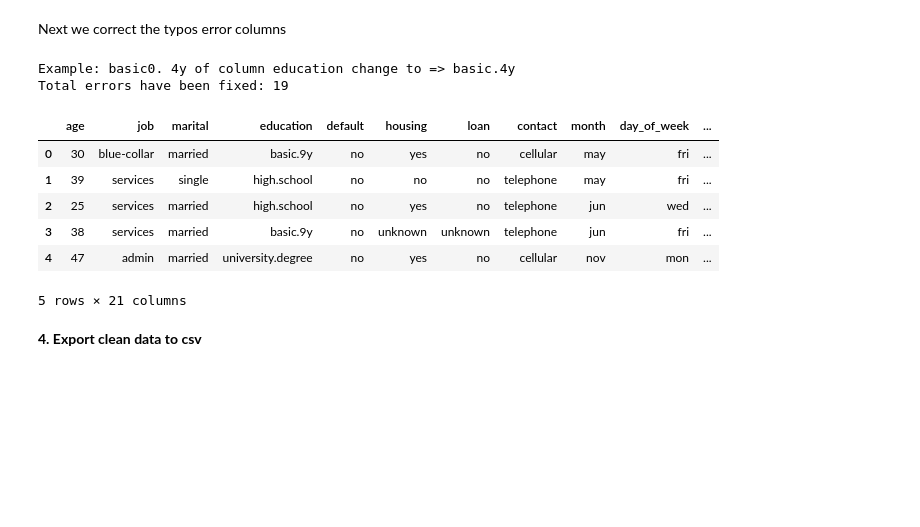
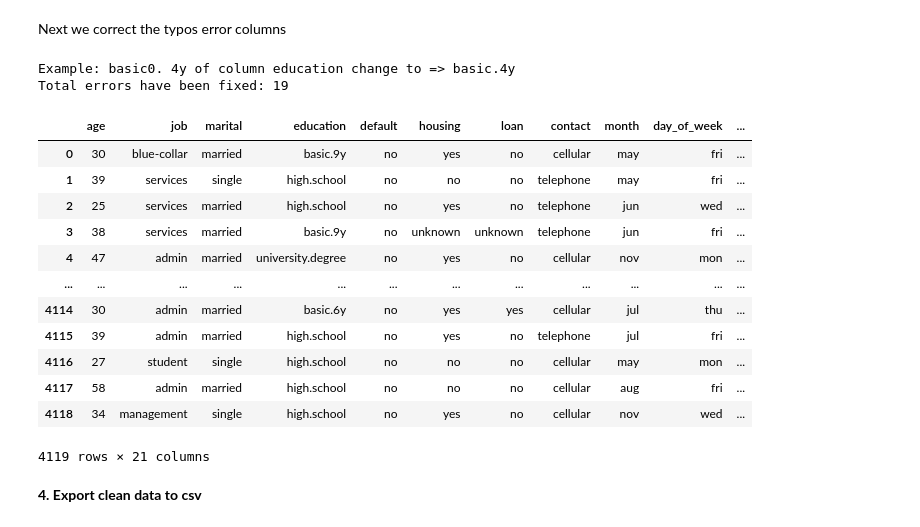
Before and after one commit to thinhsuy/Data_cleansing_summarising, a Jupyter notebook: assignment1.ipynb, the cells around one changed output. Cells and saved outputs as stored; diff of their text form; code cells hidden in the pictures; blank space fills up the shorter version.

```diff
--- a/assignment1.ipynb
+++ b/assignment1.ipynb
@@ -136,35 +144,41 @@ def auto_fix(error, valid):
             s = sum([1 if char in value else 0 for char in error])
             if (s*100/len(value)>percent):
                 anchor = value
                 percent = s*100/len(value)
         except: continue
     return anchor
 
 error = "basic0. 4y"
 print("Example:", error, "of column education change to =>", auto_fix(error, valid_value["education"]))
 
 def typos_treatment(df, valid_value, total_error_occur):
     for key, val in valid_value.items():
         index = df[~df[key].isin(val)].index
         error_list = list(df.iloc[index][key].unique())
         total_error_occur += len(error_list)
         for error in error_list:
             df[key] = pd.Series(df[key].replace(error, auto_fix(error, valid_value[key])))
     return df, total_error_occur
 
 df, total_error_occur = typos_treatment(df, valid_value, 0)
 print(f"Total errors have been fixed: {total_error_occur}")
-df.head()
+df
 # %% [output]
 Example: basic0. 4y of column education change to => basic.4y
 Total errors have been fixed: 19
 |  | age | job | marital | education | default | housing | loan | contact | month | day_of_week | ... |
 | 0 | 30 | blue-collar | married | basic.9y | no | yes | no | cellular | may | fri | ... |
 | 1 | 39 | services | single | high.school | no | no | no | telephone | may | fri | ... |
 | 2 | 25 | services | married | high.school | no | yes | no | telephone | jun | wed | ... |
 | 3 | 38 | services | married | basic.9y | no | unknown | unknown | telephone | jun | fri | ... |
 | 4 | 47 | admin | married | university.degree | no | yes | no | cellular | nov | mon | ... |
+| ... | ... | ... | ... | ... | ... | ... | ... | ... | ... | ... | ... |
+| 4114 | 30 | admin | married | basic.6y | no | yes | yes | cellular | jul | thu | ... |
+| 4115 | 39 | admin | married | high.school | no | yes | no | telephone | jul | fri | ... |
+| 4116 | 27 | student | single | high.school | no | no | no | cellular | may | mon | ... |
+| 4117 | 58 | admin | married | high.school | no | no | no | cellular | aug | fri | ... |
+| 4118 | 34 | management | single | high.school | no | yes | no | cellular | nov | wed | ... |
-5 rows × 21 columns
+4119 rows × 21 columns
 # %% [markdown]
 <p><b>4. Export clean data to csv</b></p>
 # %%
```
Also changed, not shown: parts of 17 cells of this notebook.
